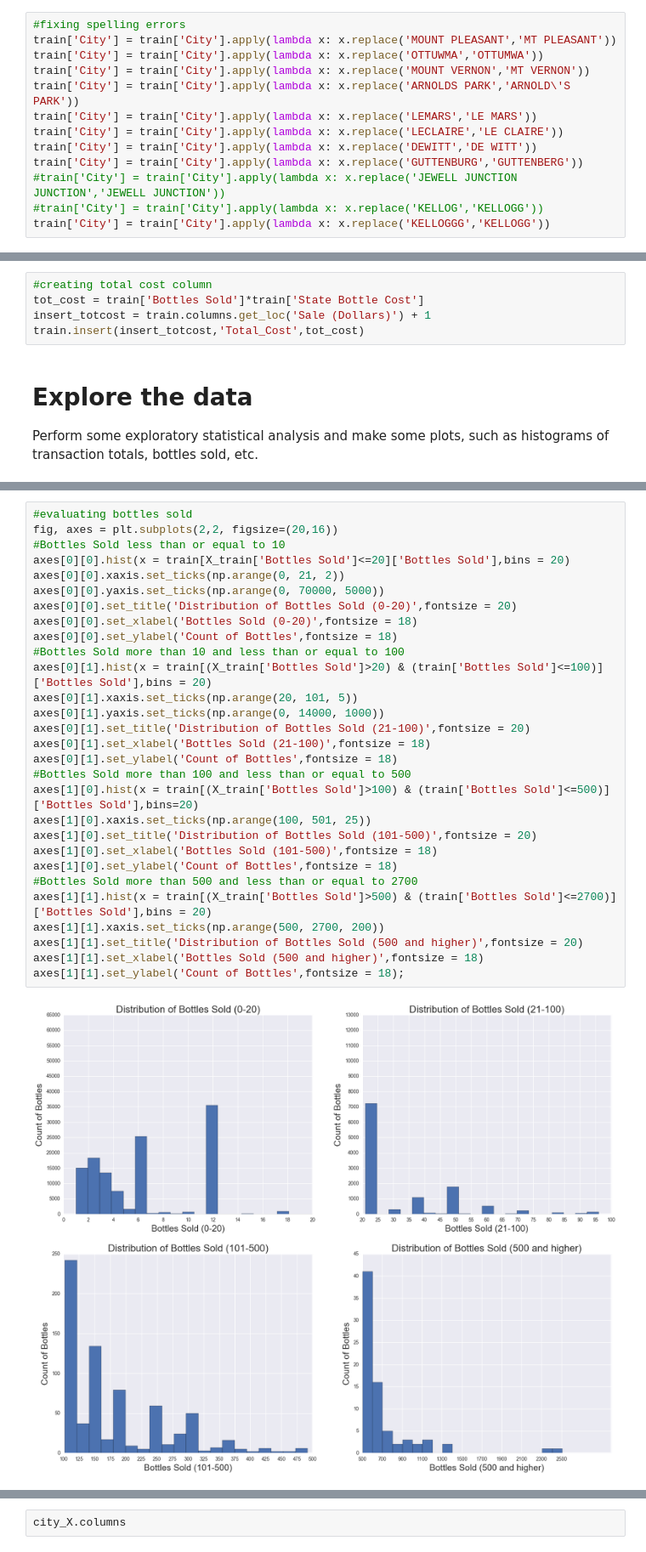
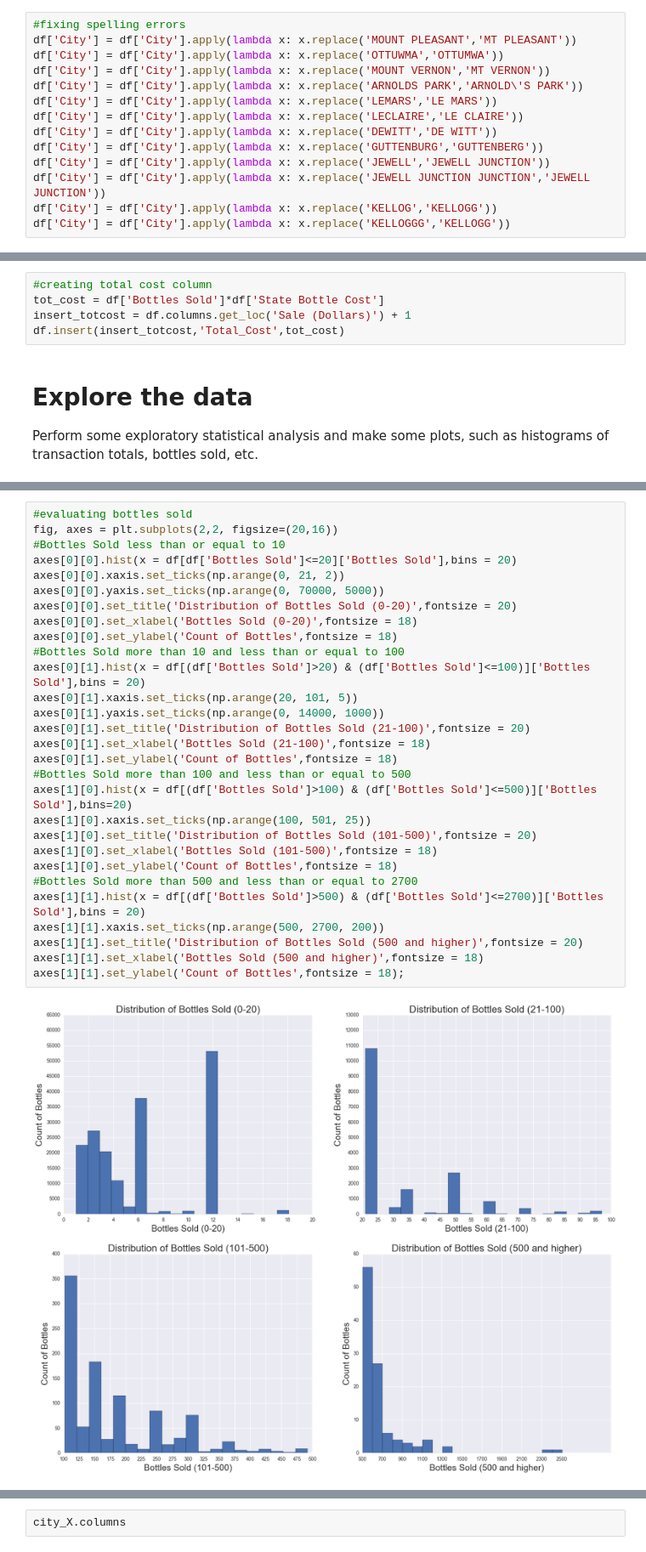
Before and after one commit to tvoreyer/project_3, a Jupyter notebook: starter-code/Project 3 Starter Code.ipynb, the cells around one changed output, grey strips where cells are left out. Shown: that part at 85% size. Drawn from its saved outputs; the diff is of its cells as text.

```diff
--- a/starter-code/Project 3 Starter Code.ipynb
+++ b/starter-code/Project 3 Starter Code.ipynb
@@ -30,16 +34,17 @@ for row in citys_wo_county.index:
 # %%
 #fixing spelling errors
-train['City'] = train['City'].apply(lambda x: x.replace('MOUNT PLEASANT','MT PLEASANT'))
-train['City'] = train['City'].apply(lambda x: x.replace('OTTUWMA','OTTUMWA'))
-train['City'] = train['City'].apply(lambda x: x.replace('MOUNT VERNON','MT VERNON'))
-train['City'] = train['City'].apply(lambda x: x.replace('ARNOLDS PARK','ARNOLD\'S PARK'))
-train['City'] = train['City'].apply(lambda x: x.replace('LEMARS','LE MARS'))
-train['City'] = train['City'].apply(lambda x: x.replace('LECLAIRE','LE CLAIRE'))
-train['City'] = train['City'].apply(lambda x: x.replace('DEWITT','DE WITT'))
-train['City'] = train['City'].apply(lambda x: x.replace('GUTTENBURG','GUTTENBERG'))
-#train['City'] = train['City'].apply(lambda x: x.replace('JEWELL JUNCTION JUNCTION','JEWELL JUNCTION'))
-#train['City'] = train['City'].apply(lambda x: x.replace('KELLOG','KELLOGG'))
-train['City'] = train['City'].apply(lambda x: x.replace('KELLOGGG','KELLOGG'))
+df['City'] = df['City'].apply(lambda x: x.replace('MOUNT PLEASANT','MT PLEASANT'))
+df['City'] = df['City'].apply(lambda x: x.replace('OTTUWMA','OTTUMWA'))
+df['City'] = df['City'].apply(lambda x: x.replace('MOUNT VERNON','MT VERNON'))
+df['City'] = df['City'].apply(lambda x: x.replace('ARNOLDS PARK','ARNOLD\'S PARK'))
+df['City'] = df['City'].apply(lambda x: x.replace('LEMARS','LE MARS'))
+df['City'] = df['City'].apply(lambda x: x.replace('LECLAIRE','LE CLAIRE'))
+df['City'] = df['City'].apply(lambda x: x.replace('DEWITT','DE WITT'))
+df['City'] = df['City'].apply(lambda x: x.replace('GUTTENBURG','GUTTENBERG'))
+df['City'] = df['City'].apply(lambda x: x.replace('JEWELL','JEWELL JUNCTION'))
+df['City'] = df['City'].apply(lambda x: x.replace('JEWELL JUNCTION JUNCTION','JEWELL JUNCTION'))
+df['City'] = df['City'].apply(lambda x: x.replace('KELLOG','KELLOGG'))
+df['City'] = df['City'].apply(lambda x: x.replace('KELLOGGG','KELLOGG'))
 # %%
 df[(df['County']=='W') | (df['County']=='P') | (df['County']=='F')]
 # %% [output]
@@ -109,9 +114,9 @@ train = pd.concat([X_train,y_train],axis = 1)
 test = pd.concat([X_test,y_test],axis = 1)
 # %%
 #creating total cost column
-tot_cost = train['Bottles Sold']*train['State Bottle Cost']
-insert_totcost = train.columns.get_loc('Sale (Dollars)') + 1
-train.insert(insert_totcost,'Total_Cost',tot_cost)
+tot_cost = df['Bottles Sold']*df['State Bottle Cost']
+insert_totcost = df.columns.get_loc('Sale (Dollars)') + 1
+df.insert(insert_totcost,'Total_Cost',tot_cost)
 # %% [markdown]
 # Explore the data
 
@@ -152,34 +178,34 @@ train[train['Bottles Sold'] < 26].describe()
 # %%
 #evaluating bottles sold
 fig, axes = plt.subplots(2,2, figsize=(20,16))
 #Bottles Sold less than or equal to 10
-axes[0][0].hist(x = train[X_train['Bottles Sold']<=20]['Bottles Sold'],bins = 20)
+axes[0][0].hist(x = df[df['Bottles Sold']<=20]['Bottles Sold'],bins = 20)
 axes[0][0].xaxis.set_ticks(np.arange(0, 21, 2))
 axes[0][0].yaxis.set_ticks(np.arange(0, 70000, 5000))
 axes[0][0].set_title('Distribution of Bottles Sold (0-20)',fontsize = 20)
 axes[0][0].set_xlabel('Bottles Sold (0-20)',fontsize = 18)
 axes[0][0].set_ylabel('Count of Bottles',fontsize = 18)
 #Bottles Sold more than 10 and less than or equal to 100
-axes[0][1].hist(x = train[(X_train['Bottles Sold']>20) & (train['Bottles Sold']<=100)]['Bottles Sold'],bins = 20)
+axes[0][1].hist(x = df[(df['Bottles Sold']>20) & (df['Bottles Sold']<=100)]['Bottles Sold'],bins = 20)
 axes[0][1].xaxis.set_ticks(np.arange(20, 101, 5))
 axes[0][1].yaxis.set_ticks(np.arange(0, 14000, 1000))
 axes[0][1].set_title('Distribution of Bottles Sold (21-100)',fontsize = 20)
 axes[0][1].set_xlabel('Bottles Sold (21-100)',fontsize = 18)
 axes[0][1].set_ylabel('Count of Bottles',fontsize = 18)
 #Bottles Sold more than 100 and less than or equal to 500
-axes[1][0].hist(x = train[(X_train['Bottles Sold']>100) & (train['Bottles Sold']<=500)]['Bottles Sold'],bins=20)
+axes[1][0].hist(x = df[(df['Bottles Sold']>100) & (df['Bottles Sold']<=500)]['Bottles Sold'],bins=20)
 axes[1][0].xaxis.set_ticks(np.arange(100, 501, 25))
 axes[1][0].set_title('Distribution of Bottles Sold (101-500)',fontsize = 20)
 axes[1][0].set_xlabel('Bottles Sold (101-500)',fontsize = 18)
 axes[1][0].set_ylabel('Count of Bottles',fontsize = 18)
 #Bottles Sold more than 500 and less than or equal to 2700
-axes[1][1].hist(x = train[(X_train['Bottles Sold']>500) & (train['Bottles Sold']<=2700)]['Bottles Sold'],bins = 20)
+axes[1][1].hist(x = df[(df['Bottles Sold']>500) & (df['Bottles Sold']<=2700)]['Bottles Sold'],bins = 20)
 axes[1][1].xaxis.set_ticks(np.arange(500, 2700, 200))
 axes[1][1].set_title('Distribution of Bottles Sold (500 and higher)',fontsize = 20)
 axes[1][1].set_xlabel('Bottles Sold (500 and higher)',fontsize = 18)
 axes[1][1].set_ylabel('Count of Bottles',fontsize = 18);
 # %% [output]
-[figure, old version]
+[figure, new version]
 # %%
 #make all category names upper case
 #create category bins to be used for portfolio
```
Also changed, not shown: parts of 16 cells of this notebook.
